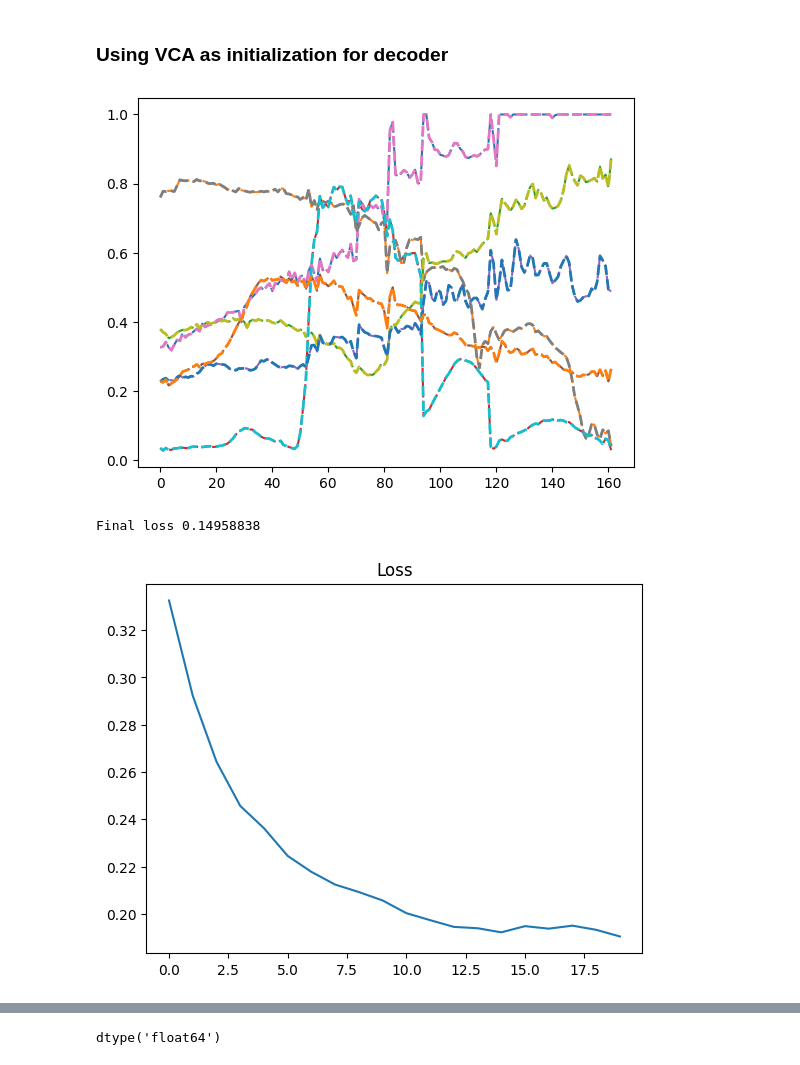
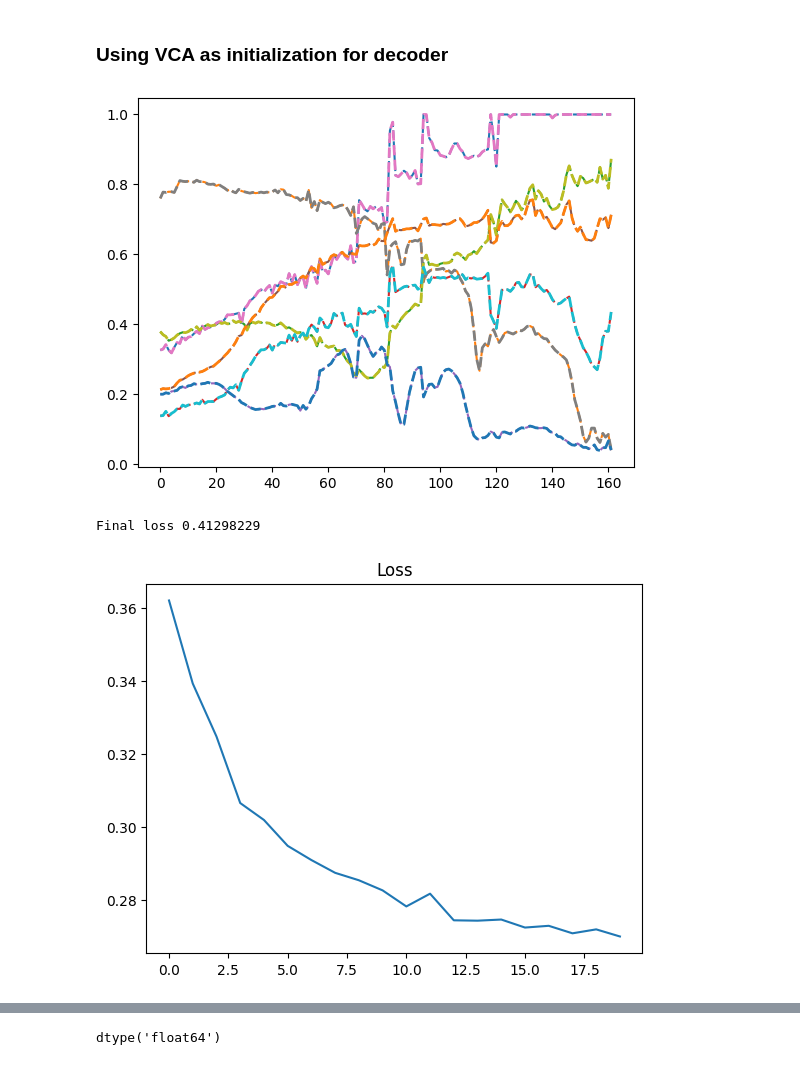
Before and after one commit to JulienAjdenbaum/hyperspectral_adversarial_AEENet, a Jupyter notebook: AAENet/AAENet.ipynb, the cells around one changed output, grey strips where cells are left out. Cells and saved outputs as stored; diff of their text form; code cells hidden in the pictures.

```diff
--- a/AAENet/AAENet.ipynb
+++ b/AAENet/AAENet.ipynb
@@ -624,7 +623,7 @@ R = VCA_endmembers.shape[1]
 
 
 encoder = Encoder(B=B, R=R)
-decoder = Decoder(B=B, R=R, init_endmembers=torch.tensor(VCA_endmembers.T, dtype=torch.float))
+decoder = Decoder(B=B, R=R, init_endmembers=VCA_endmembers.clone().T)
 
 ae = AutoEncoder(encoder, decoder)
 
@@ -634,36 +633,36 @@ opti = torch.optim.Adam(encoder.parameters(), lr=1e-3, betas=(0.9, 0.99))
 
 plt.plot(VCA_endmembers.detach().numpy(), label="VCA endmembers", linestyle='--')
 plt.plot(decoder.W.detach().numpy().T, label="Endmembers of the decoder", linestyle="--", linewidth=2)
 plt.show()
 
 epochs = 20
 losses = []
 
 for e in tqdm(range(epochs)):
     loss_epoch = 0
     for b in range(len(batches)):
         opti.zero_grad()
         reconstruct = ae(batches[b])[1]
         #reconstruct = decoder(abundances)
         loss = sad(reconstruct, batches[b])
         loss.backward()
         opti.step()
         ae.projection()
         opti.zero_grad()
         loss_epoch += loss.detach().numpy()
 
     losses.append(loss_epoch / len(batches))
     #print("Decoder variation", np.linalg.norm(decoder.W.detach().numpy() - VCA_endmembers.T))
 
 print("Final loss", loss.detach().numpy())
 plt.plot(np.array(losses))
 #plt.yscale('log')
 plt.title("Loss")
 plt.show()
 # %% [output]
-[figure, old version]
+[figure, new version]
-Final loss 0.14958838
+Final loss 0.41298229
-[figure, old version]
+[figure, new version]
 # %%
 B = VCA_endmembers.shape[0]
 R = VCA_endmembers.shape[1]
```
Also changed, not shown: parts of 17 cells of this notebook.
